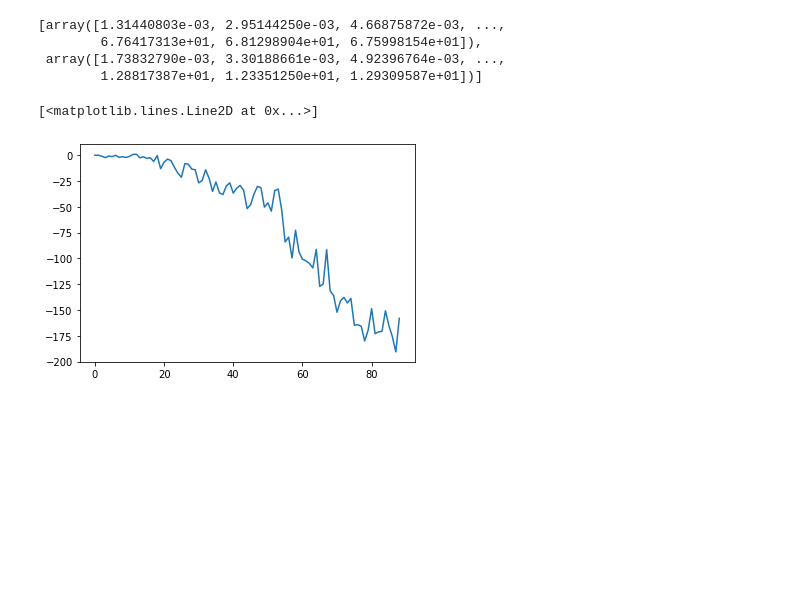
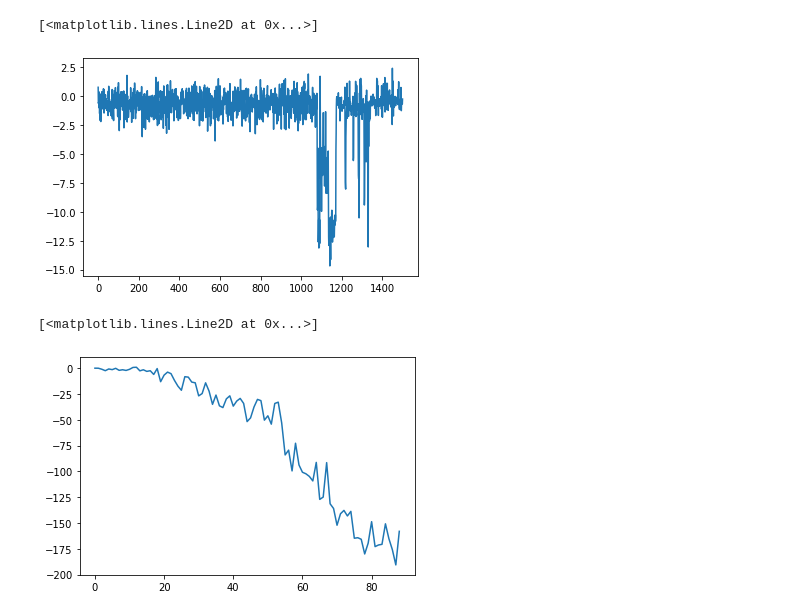
Before and after one commit to viktorvesely/RL_-realny_lebiak-, a Jupyter notebook: DRIFTAK/ANALYSIS.ipynb, the cells around one changed output. Drawn from its saved outputs; the diff is of its cells as text; code cells hidden in the pictures; blank space fills up the shorter version.

```diff
--- a/DRIFTAK/ANALYSIS.ipynb
+++ b/DRIFTAK/ANALYSIS.ipynb
@@ -2,27 +2,29 @@
 import numpy as np
 from matplotlib import pyplot as plt
 # %%
-experiment_name = "test-1"
-n_runs = 2
+experiment_name = "lownoise"
+n_runs = 4
 
 actor_losses = []
 critic_losses = []
 ep_rewards = []
 ep_mean_rewards = []
 
 for run in range(n_runs):
     actor_losses.append(np.load(f"./experiments/{experiment_name}/actor_loss-{run}.npy"))
     critic_losses.append(np.load(f"./experiments/{experiment_name}/critic_loss-{run}.npy"))
     ep_rewards.append(np.load(f"./experiments/{experiment_name}/episodic_reward-{run}.npy"))
     ep_mean_rewards.append(np.load(f"./experiments/{experiment_name}/episodic_mean_reward-{run}.npy"))
 
 ep_rewards = np.array(ep_rewards)
 ep_mean_rewards = np.array(ep_mean_rewards)
+
+t = np.arange(ep_rewards.shape[1])
+
+plt.plot(t, ep_mean_rewards[3])
 # %% [output]
-[array([1.31440803e-03, 2.95144250e-03, 4.66875872e-03, ...,
-        6.76417313e+01, 6.81298904e+01, 6.75998154e+01]),
- array([1.73832790e-03, 3.30188661e-03, 4.92396764e-03, ...,
-        1.28817387e+01, 1.23351250e+01, 1.29309587e+01])]
+[<matplotlib.lines.Line2D at 0x...>]
+[figure, added]
 # %%
 loss = np.load("./guts/loss.npy")
 aws = np.load("./guts/aws.npy").T
```
Also changed, not shown: 3 other files.
